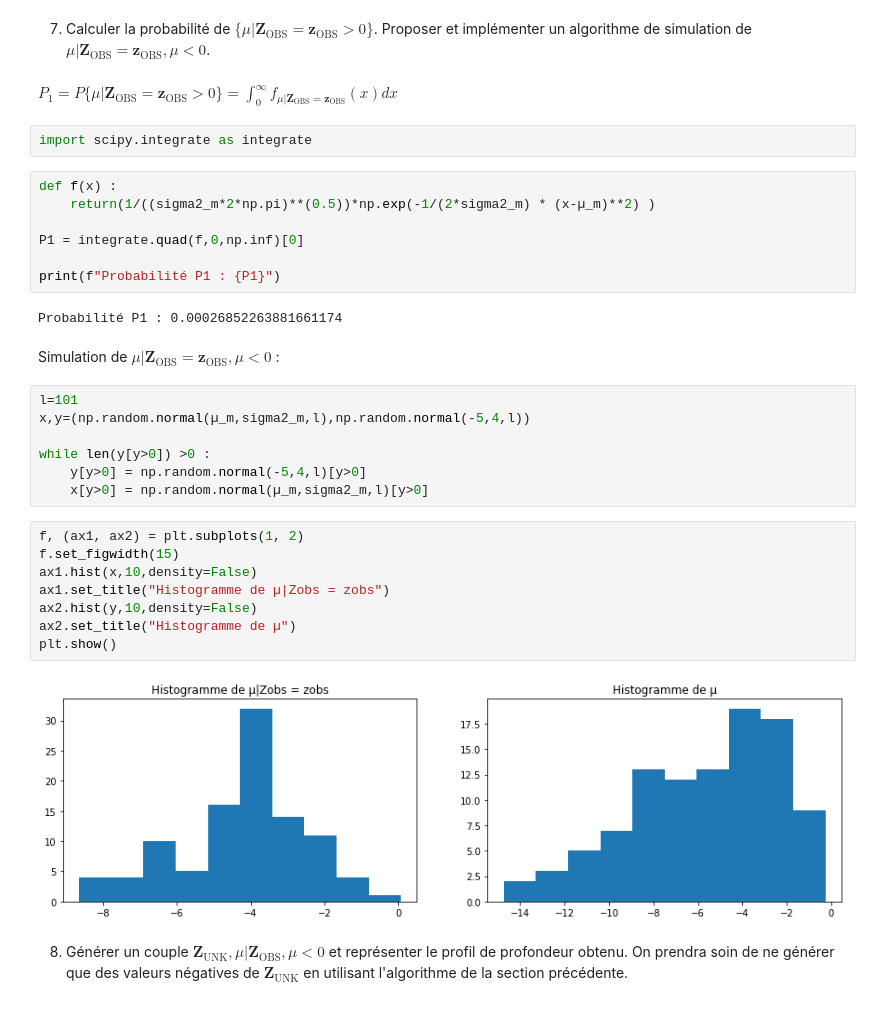
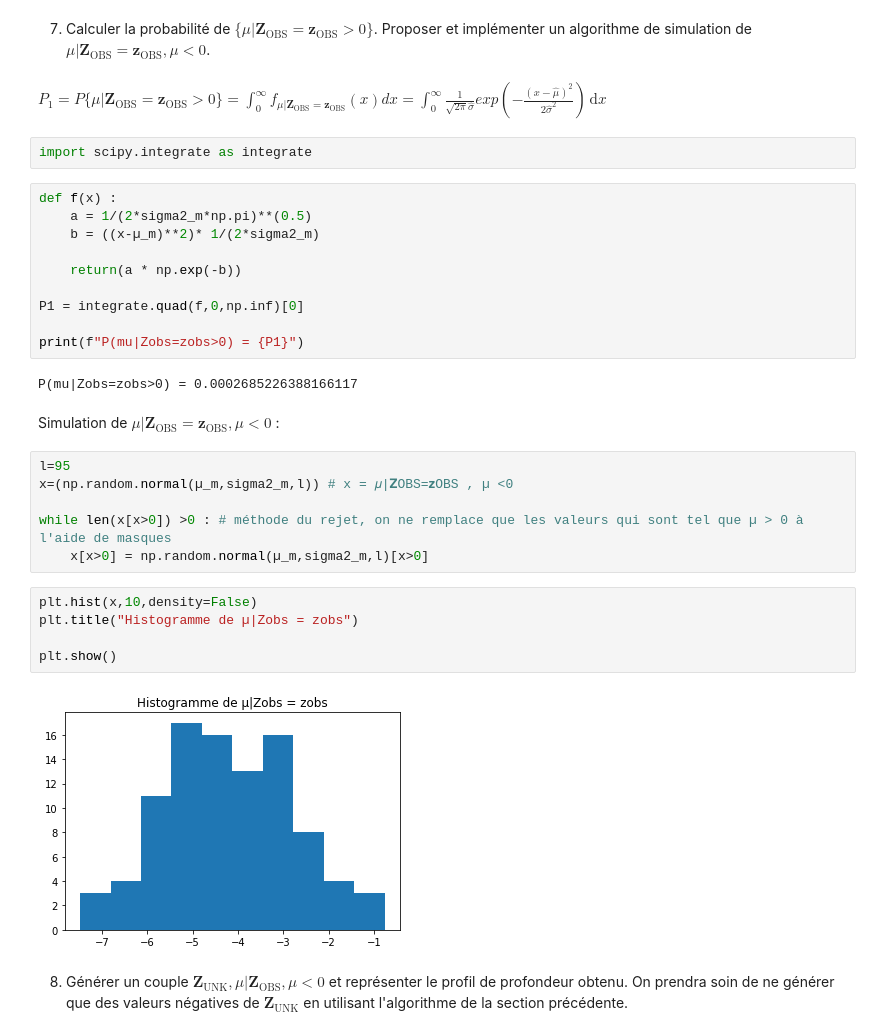
Before and after one commit to RalfCortes/ProjetMath3, a Jupyter notebook: Projet numérique de Probabilités 2021.ipynb, the cells around one changed output. Cells and saved outputs as stored; diff of their text form.

```diff
--- a/Projet numérique de Probabilités 2021.ipynb
+++ b/Projet numérique de Probabilités 2021.ipynb
@@ -489,36 +511,35 @@ sigma2_m :1.5368909974762894 µ_m : -4.291350330933772
 # %% [markdown]
 7. Calculer la probabilité de $\{\mu| \mathbf{Z}_{\text{OBS}} = \mathbf{z}_{\text{OBS}} > 0\}$. Proposer et implémenter un algorithme de simulation de $\mu| \mathbf{Z}_{\text{OBS}} = \mathbf{z}_{\text{OBS}}, \mu <0$.
 # %% [markdown]
-$P_1 = P {\{\mu| \mathbf{Z}_{\text{OBS}} = \mathbf{z}_{\text{OBS}} > 0\} } = \int_{0}^{\infty}f_{\mu | \mathbf{Z}_{\text{OBS}}= \mathbf{z}_{\text{OBS}}}(x) dx  $
+$P_1 = P {\{\mu| \mathbf{Z}_{\text{OBS}} = \mathbf{z}_{\text{OBS}} > 0\} } = \int_{0}^{\infty}f_{\mu | \mathbf{Z}_{\text{OBS}}= \mathbf{z}_{\text{OBS}}}(x) dx = \int_{0}^{\infty} \frac{1}{\sqrt{2\pi}\widehat{\sigma}}exp(-\frac{(x-\widehat{\mu})^2}{2\widehat{\sigma}^2}) \, \mathrm{d}x $
 # %%
 import scipy.integrate as integrate
 # %%
 def f(x) :
-    return(1/((sigma2_m*2*np.pi)**(0.5))*np.exp(-1/(2*sigma2_m) * (x-µ_m)**2) )
+    a = 1/(2*sigma2_m*np.pi)**(0.5)
+    b = ((x-µ_m)**2)* 1/(2*sigma2_m)
+
+    return(a * np.exp(-b))
 
 P1 = integrate.quad(f,0,np.inf)[0]
 
-print(f"Probabilité P1 : {P1}")
+print(f"P(mu|Zobs=zobs>0) = {P1}")
 # %% [output]
-Probabilité P1 : 0.00026852263881661174
+P(mu|Zobs=zobs>0) = 0.0002685226388166117
 # %% [markdown]
 Simulation de $\mu| \mathbf{Z}_{\text{OBS}} = \mathbf{z}_{\text{OBS}}, \mu <0$ :
 # %%
-l=101
-x,y=(np.random.normal(µ_m,sigma2_m,l),np.random.normal(-5,4,l))
+l=95
+x=(np.random.normal(µ_m,sigma2_m,l)) # x = 𝜇|𝐙OBS=𝐳OBS , µ <0
 
-while len(y[y>0]) >0 :
-    y[y>0] = np.random.normal(-5,4,l)[y>0]
-    x[y>0] = np.random.normal(µ_m,sigma2_m,l)[y>0]
+while len(x[x>0]) >0 : # méthode du rejet, on ne remplace que les valeurs qui sont tel que µ > 0 à l'aide de masques
+    x[x>0] = np.random.normal(µ_m,sigma2_m,l)[x>0]
 # %%
-f, (ax1, ax2) = plt.subplots(1, 2)
-f.set_figwidth(15)
-ax1.hist(x,10,density=False)
-ax1.set_title("Histogramme de µ|Zobs = zobs")
-ax2.hist(y,10,density=False)
-ax2.set_title("Histogramme de µ")
+plt.hist(x,10,density=False)
+plt.title("Histogramme de µ|Zobs = zobs")
+
 plt.show()
 # %% [output]
-[figure, old version]
+[figure, new version]
 # %% [markdown]
 8. Générer un couple $\mathbf{Z}_{\text{UNK}}, \mu| \mathbf{Z}_{\text{OBS}}, \mu <0$ et représenter le profil de profondeur obtenu. On prendra soin de ne générer que des valeurs négatives de $\mathbf{Z}_{\text{UNK}}$ en utilisant l'algorithme de la section précédente.
```
Also changed, not shown: parts of 43 cells of this notebook.
